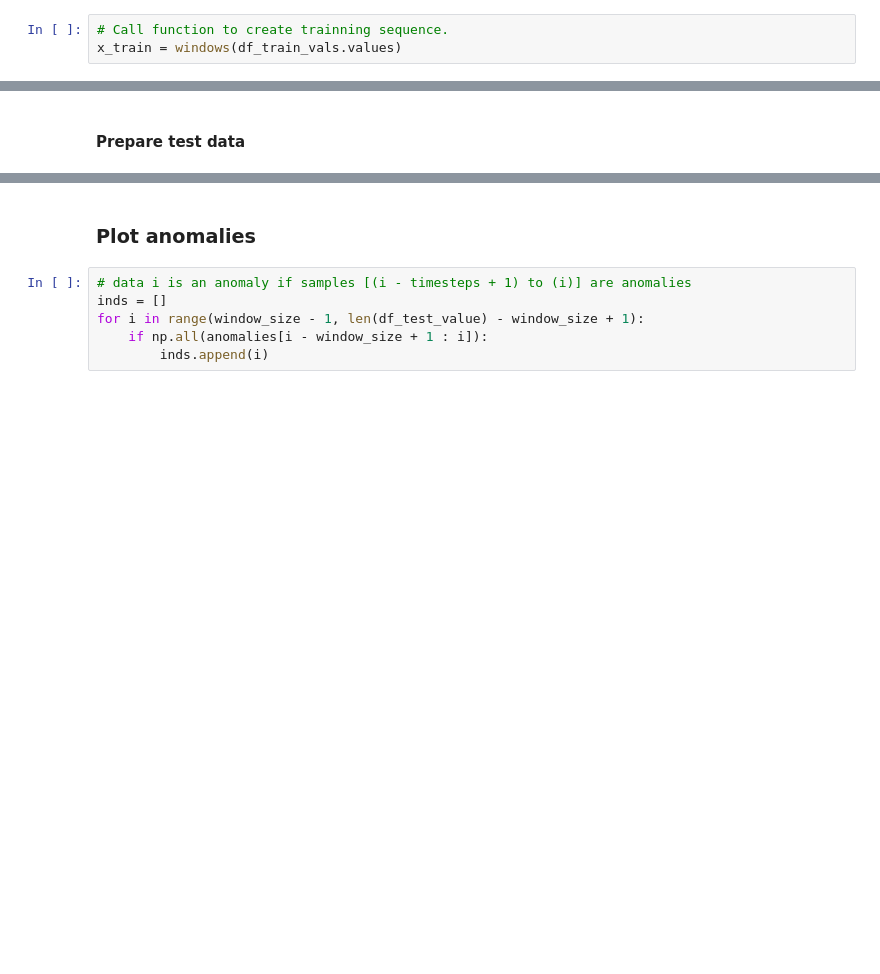
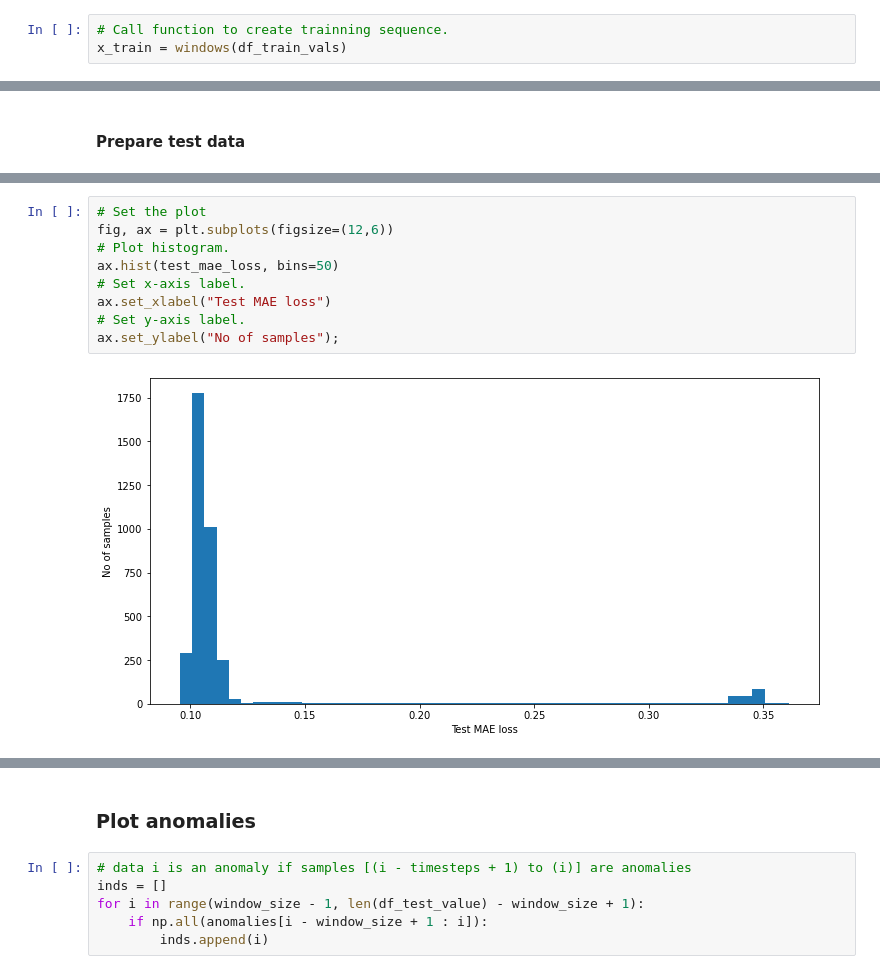
Before and after one commit to DracoNibilis/Machine-Learning-and-Statistic, a Jupyter notebook: anomaly-detection.ipynb, the cells around one changed output, grey strips where cells are left out. Drawn from its saved outputs; the diff is of its cells as text; blank space fills up the shorter version.

```diff
--- a/anomaly-detection.ipynb
+++ b/anomaly-detection.ipynb
@@ -184,6 +256,6 @@ def windows(values, time_steps=window_size):
     return np.stack(output)
 # %%
 # Call function to create trainning sequence.
-x_train = windows(df_train_vals.values)
+x_train = windows(df_train_vals)
 # %%
 # Check training input shape.
@@ -491,3 +557,14 @@ ax.set_ylabel("No of samples");
+# %%
+# Set the plot
+fig, ax = plt.subplots(figsize=(12,6))
+# Plot histogram.
+ax.hist(test_mae_loss, bins=50)
+# Set x-axis label.
+ax.set_xlabel("Test MAE loss")
+# Set y-axis label.
+ax.set_ylabel("No of samples");
+# %% [output]
+[figure, added]
 # %%
 # Detect all the samples which are anomalies.
 anomalies = test_mae_loss > threshold
```
Also changed, not shown: parts of 69 cells of this notebook.
